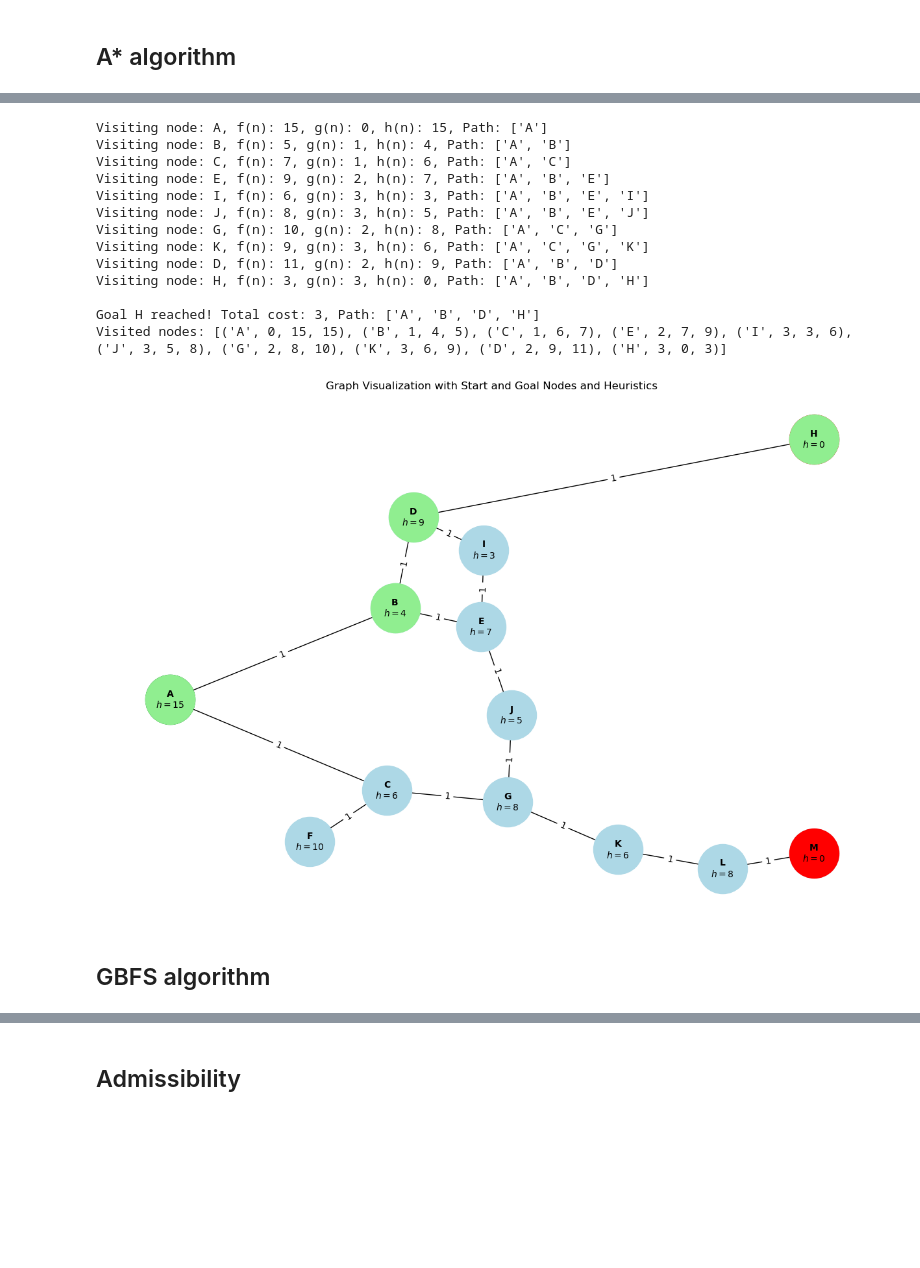
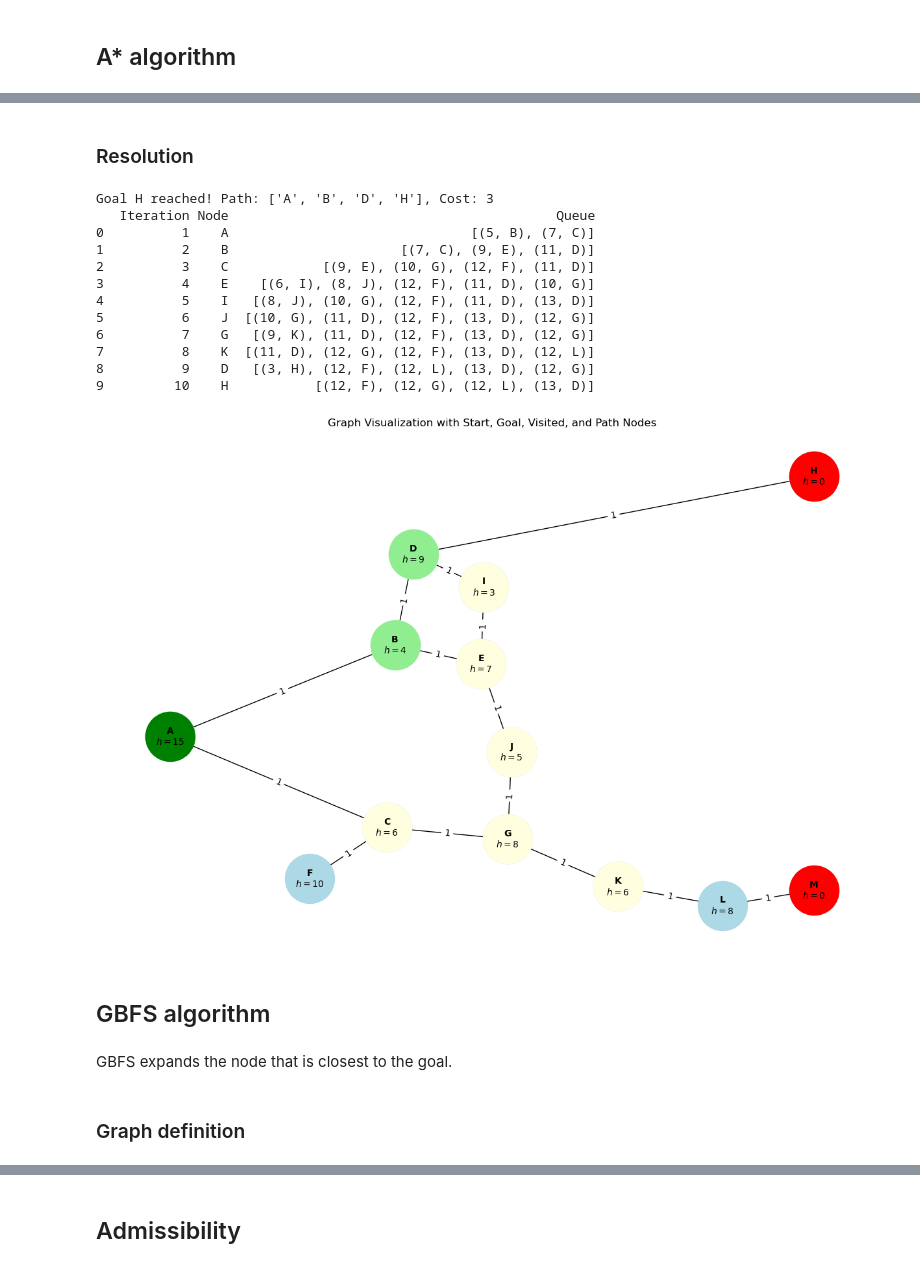
Before and after one commit to alpacfer/intro_to_ai, a Jupyter notebook: graphs_introai.ipynb, the cells around one changed output, grey strips where cells are left out. Saved outputs shown, nothing was run; the diff lists cells and outputs as text; code cells hidden in the pictures; blank space fills up the shorter version.

```diff
--- a/graphs_introai.ipynb
+++ b/graphs_introai.ipynb
@@ -109,21 +170,31 @@ ga.visualize_graph(graph, heuristics, start_node, goal_nodes)
+# %% [markdown]
+### Resolution
 # %%
-# Run A* algorithm
-path = ga.a_star(graph, heuristics, start_node, goal_nodes)
-ga.visualize_graph(graph, heuristics, start_node, goal_nodes, path_nodes=path)
+# Perform A*
+astar_path, astar_visited, astar_df = ga.astar(graph, heuristics, start_node, goal_nodes)
+
+# Display the DataFrame
+print(astar_df)
+
+# Visualize A*
+ga.visualize_graph(graph, heuristics, start_node, goal_nodes, visited_nodes=astar_visited, path_nodes=astar_path)
 # %% [output]
-Visiting node: A, f(n): 15, g(n): 0, h(n): 15, Path: ['A']
-Visiting node: B, f(n): 5, g(n): 1, h(n): 4, Path: ['A', 'B']
-Visiting node: C, f(n): 7, g(n): 1, h(n): 6, Path: ['A', 'C']
-Visiting node: E, f(n): 9, g(n): 2, h(n): 7, Path: ['A', 'B', 'E']
-Visiting node: I, f(n): 6, g(n): 3, h(n): 3, Path: ['A', 'B', 'E', 'I']
-Visiting node: J, f(n): 8, g(n): 3, h(n): 5, Path: ['A', 'B', 'E', 'J']
-Visiting node: G, f(n): 10, g(n): 2, h(n): 8, Path: ['A', 'C', 'G']
-Visiting node: K, f(n): 9, g(n): 3, h(n): 6, Path: ['A', 'C', 'G', 'K']
-Visiting node: D, f(n): 11, g(n): 2, h(n): 9, Path: ['A', 'B', 'D']
-Visiting node: H, f(n): 3, g(n): 3, h(n): 0, Path: ['A', 'B', 'D', 'H']
-
-Goal H reached! Total cost: 3, Path: ['A', 'B', 'D', 'H']
-Visited nodes: [('A', 0, 15, 15), ('B', 1, 4, 5), ('C', 1, 6, 7), ('E', 2, 7, 9), ('I', 3, 3, 6), ('J', 3, 5, 8), ('G', 2, 8, 10), ('K', 3, 6, 9), ('D', 2, 9, 11), ('H', 3, 0, 3)]
+Goal H reached! Path: ['A', 'B', 'D', 'H'], Cost: 3
+   Iteration Node                                          Queue
+0          1    A                               [(5, B), (7, C)]
+1          2    B                      [(7, C), (9, E), (11, D)]
+2          3    C            [(9, E), (10, G), (12, F), (11, D)]
+3          4    E    [(6, I), (8, J), (12, F), (11, D), (10, G)]
+4          5    I   [(8, J), (10, G), (12, F), (11, D), (13, D)]
+5          6    J  [(10, G), (11, D), (12, F), (13, D), (12, G)]
+6          7    G   [(9, K), (11, D), (12, F), (13, D), (12, G)]
+7          8    K  [(11, D), (12, G), (12, F), (13, D), (12, L)]
+8          9    D   [(3, H), (12, F), (12, L), (13, D), (12, G)]
+9         10    H           [(12, F), (12, G), (12, L), (13, D)]
-[figure, old version]
+[figure, new version]
 # %% [markdown]
 ## GBFS algorithm
+# %% [markdown]
+GBFS expands the node that is closest to the goal.
+# %% [markdown]
+### Graph definition
```
Also changed, not shown: parts of 18 cells of this notebook, 1 other file.
